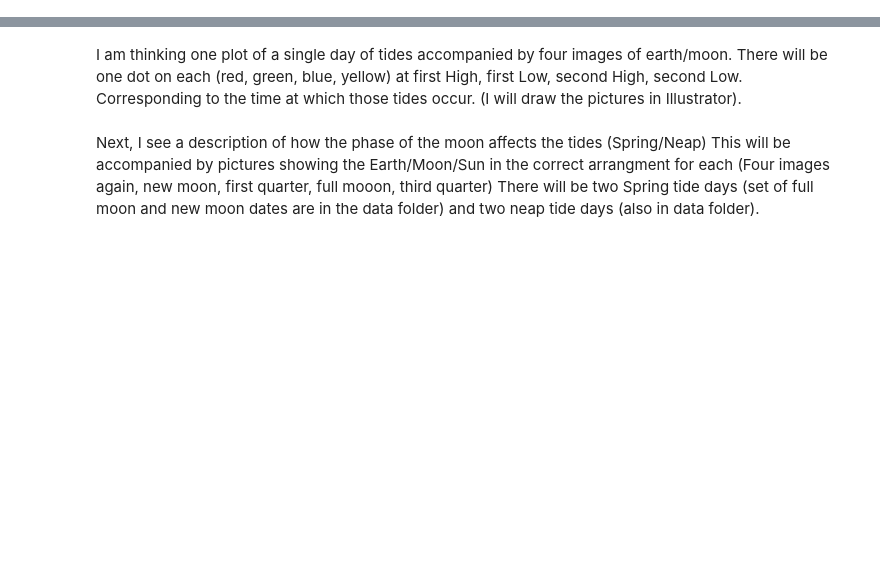
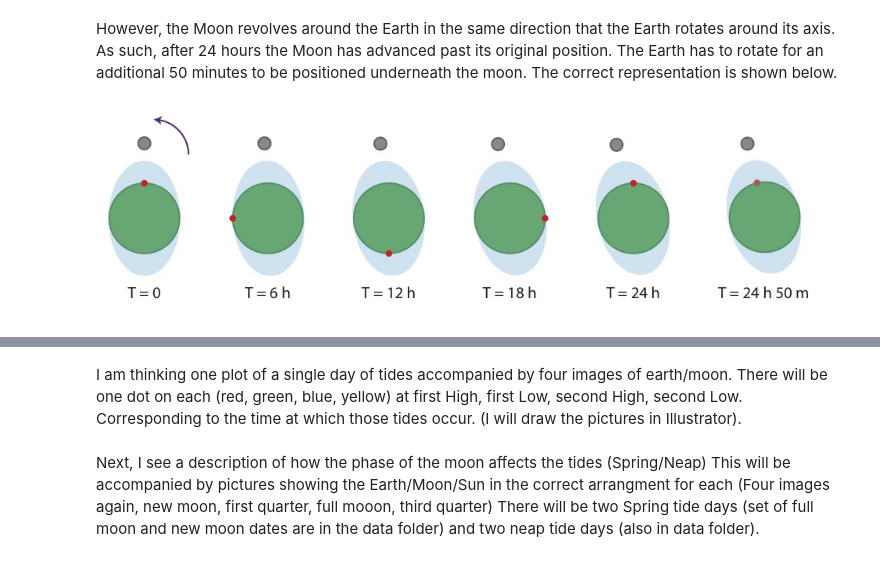
Before and after one commit to mguerrap/tydal, a Jupyter notebook: analysis/Module1_Tides.ipynb, the cells around one changed output, grey strips where cells are left out. Cells and saved outputs as stored; diff of their text form; code cells hidden in the pictures; blank space fills up the shorter version.

```diff
--- a/analysis/Module1_Tides.ipynb
+++ b/analysis/Module1_Tides.ipynb
@@ -4,0 +20,6 @@
+# %% [markdown]
+However, the Moon revolves around the Earth in the same direction that the Earth rotates around its axis.  As such, after 24 hours the Moon has advanced past its original position.  The Earth has to rotate for an additional 50 minutes to be positioned underneath the moon.  The correct representation is shown below.
+# %%
+Image("../Figures/Earth_Moon_Tides_Real.jpg")
+# %% [output]
+[figure, added]
```
Also changed, not shown: parts of 30 cells of this notebook, 1 other file.
